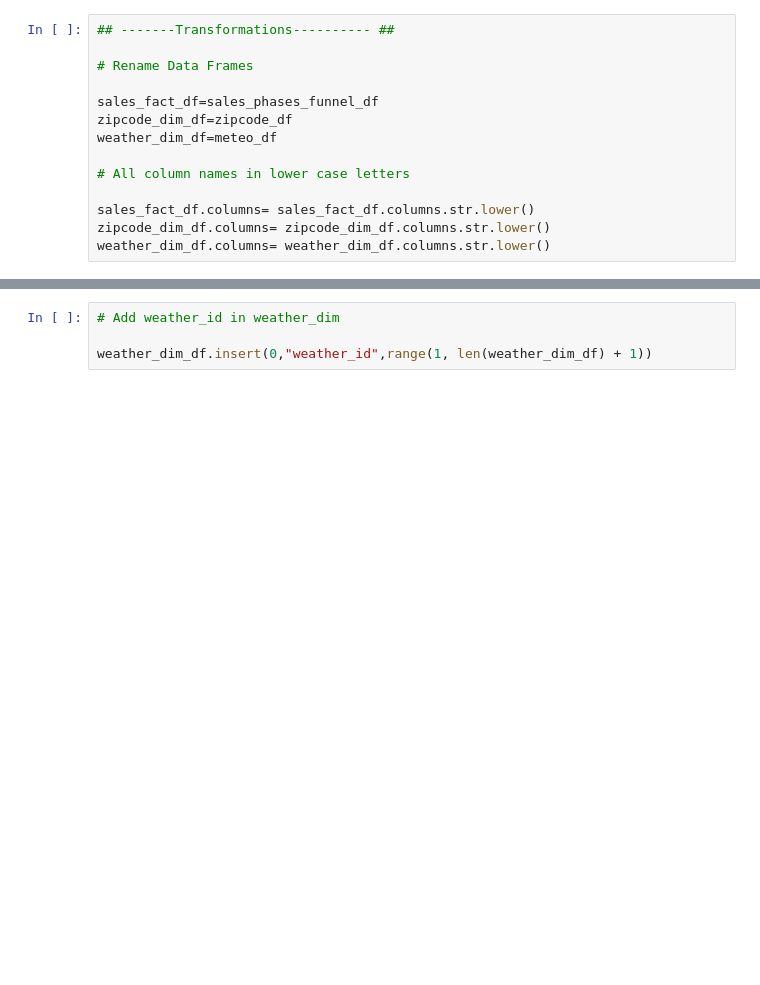
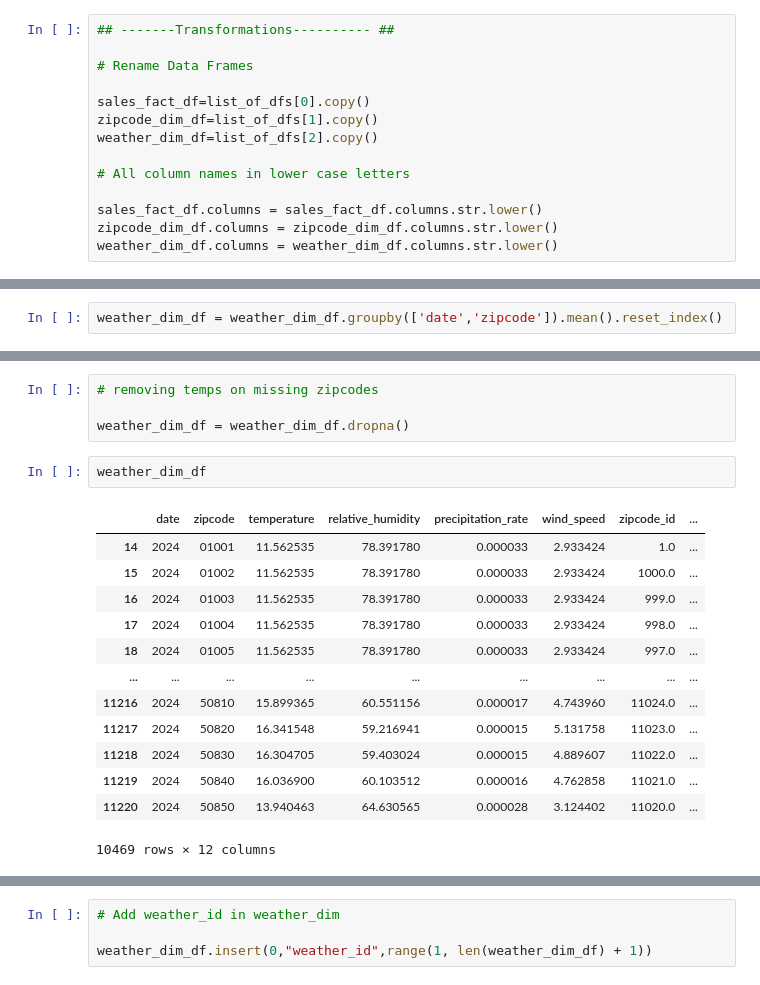
Before and after one commit to Ulquiorra-23/final_assignment_dmbi, a Jupyter notebook: DMBI_FinAss_Code_DRAFT.ipynb, the cells around one changed output, grey strips where cells are left out. Drawn from its saved outputs; the diff is of its cells as text; blank space fills up the shorter version.

```diff
--- a/DMBI_FinAss_Code_DRAFT.ipynb
+++ b/DMBI_FinAss_Code_DRAFT.ipynb
@@ -191,15 +206,15 @@ list_of_dfs = [sales_phases_funnel_df, zipcode_df, meteo_df, outliers_df]
 
 # Rename Data Frames
 
-sales_fact_df=sales_phases_funnel_df
-zipcode_dim_df=zipcode_df
-weather_dim_df=meteo_df
+sales_fact_df=list_of_dfs[0].copy()
+zipcode_dim_df=list_of_dfs[1].copy()
+weather_dim_df=list_of_dfs[2].copy()
 
 # All column names in lower case letters
 
-sales_fact_df.columns= sales_fact_df.columns.str.lower()
-zipcode_dim_df.columns= zipcode_dim_df.columns.str.lower()
-weather_dim_df.columns= weather_dim_df.columns.str.lower()
+sales_fact_df.columns = sales_fact_df.columns.str.lower()
+zipcode_dim_df.columns = zipcode_dim_df.columns.str.lower()
+weather_dim_df.columns = weather_dim_df.columns.str.lower()
 # %%
 # Create zipcode_id in zipcode_dim_df
 
@@ -209,2 +241,4 @@ zipcode_df
+# %%
+weather_dim_df = weather_dim_df.groupby(['date','zipcode']).mean().reset_index()
 # %%
 weather_dim_df
@@ -216,3 +278,23 @@ weather_dim_df
+# %%
+# removing temps on missing zipcodes
+
+weather_dim_df = weather_dim_df.dropna()
+# %%
+weather_dim_df
+# %% [output]
+|  | date | zipcode | temperature | relative_humidity | precipitation_rate | wind_speed | zipcode_id | ... |
+| 14 | 2024 | 01001 | 11.562535 | 78.391780 | 0.000033 | 2.933424 | 1.0 | ... |
+| 15 | 2024 | 01002 | 11.562535 | 78.391780 | 0.000033 | 2.933424 | 1000.0 | ... |
+| 16 | 2024 | 01003 | 11.562535 | 78.391780 | 0.000033 | 2.933424 | 999.0 | ... |
+| 17 | 2024 | 01004 | 11.562535 | 78.391780 | 0.000033 | 2.933424 | 998.0 | ... |
+| 18 | 2024 | 01005 | 11.562535 | 78.391780 | 0.000033 | 2.933424 | 997.0 | ... |
+| ... | ... | ... | ... | ... | ... | ... | ... | ... |
+| 11216 | 2024 | 50810 | 15.899365 | 60.551156 | 0.000017 | 4.743960 | 11024.0 | ... |
+| 11217 | 2024 | 50820 | 16.341548 | 59.216941 | 0.000015 | 5.131758 | 11023.0 | ... |
+| 11218 | 2024 | 50830 | 16.304705 | 59.403024 | 0.000015 | 4.889607 | 11022.0 | ... |
+| 11219 | 2024 | 50840 | 16.036900 | 60.103512 | 0.000016 | 4.762858 | 11021.0 | ... |
+| 11220 | 2024 | 50850 | 13.940463 | 64.630565 | 0.000028 | 3.124402 | 11020.0 | ... |
+10469 rows × 12 columns
 # %%
 # Merge zipcode_dim and sales_fact
 
```
Also changed, not shown: parts of 14 cells of this notebook, 1 other file.
